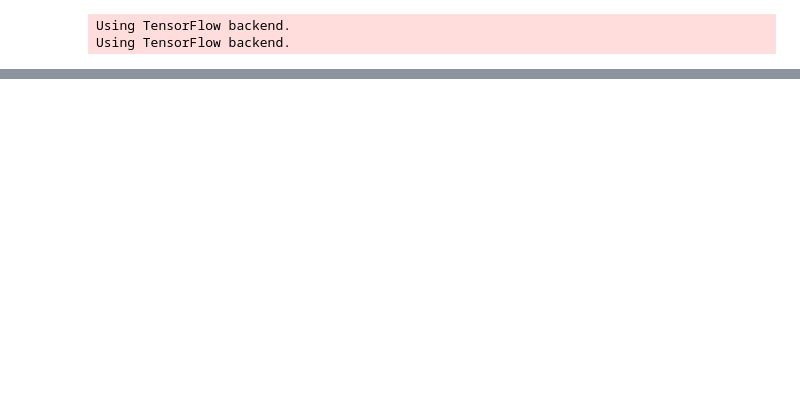
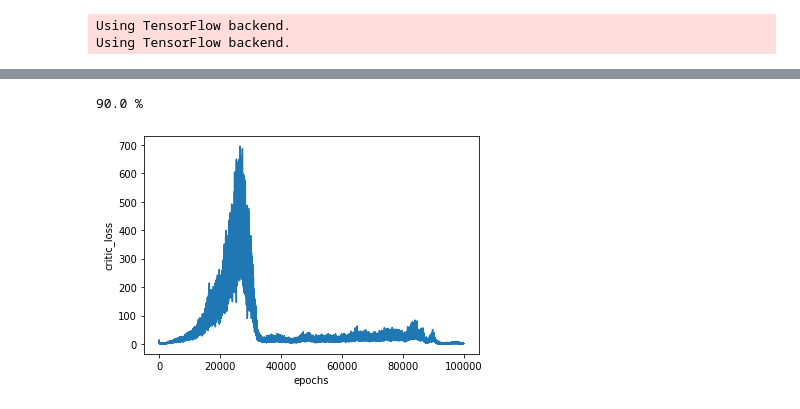
Before and after one commit to ibuki1024/eventDDPG, a Jupyter notebook: notebook/self_trigger/linear/4-dim.ipynb, the cells around one changed output, grey strips where cells are left out. Saved outputs shown, nothing was run; the diff lists cells and outputs as text; code cells hidden in the pictures; blank space fills up the shorter version.

```diff
--- a/notebook/self_trigger/linear/4-dim.ipynb
+++ b/notebook/self_trigger/linear/4-dim.ipynb
@@ -293,7 +291,7 @@ S4 = np.linspace(-7, 7, 10)
 S1, S2, S3, S4 = np.meshgrid(S1, S2, S3, S4)
 S1, S2, S3, S4 = S1.flatten(), S2.flatten(), S3.flatten(), S4.flatten()
 
-nn = 5
+nn = 10
 for st in range(nn):
     for i, x in enumerate(zip(S1, S2, S3, S4)):
         env.reset()
@@ -316,11 +314,13 @@ for st in range(nn):
         memory.append([state0, np.array([a_agent, tau]), reward, state1])
     print('\r' + f'{int(st)*100/nn} %', end='')
 memory = np.array(memory)
+# %% [output]
+90.0 %
 # %%
 # critic learning
 critic = critic_net((2,),(4,))[0]
 critic.compile(Adam(lr=0.001, clipnorm=1.), loss='mean_squared_error')
-epoch = 10000
+epoch = 100000
 batch_size = 64
 arr = np.array(range(memory.shape[0]))
 losses = []
@@ -329,30 +329,32 @@ for _ in range(epoch):
     mem = memory[np.random.choice(arr, batch_size, replace=False)]
     state0_batch = []
     action_batch = []
     reward_batch = []
     state1_batch = []
     for m in mem:
         state0_batch.append([m[0]])
         action_batch.append(m[1])
         reward_batch.append([m[2]])
         state1_batch.append([m[3]])
     state0_batch, action_batch, reward_batch, state1_batch = \
     np.array(state0_batch), np.array(action_batch), np.array(reward_batch), np.array(state1_batch)
 
     # TD error
     next_action = actor.predict_on_batch(state1_batch)
     state1_batch_with_action = [next_action, state1_batch]
     target = critic.predict_on_batch(state1_batch_with_action)
     discount = np.exp(- alpha * action_batch[:,1].reshape(batch_size, 1))
     r_second = np.multiply(discount, target)
     r = reward_batch + r_second
 
     # learn
     critic_input_batch = [action_batch, state0_batch]
     loss = critic.train_on_batch(critic_input_batch, r)
     losses.append(loss)
 
 plt.plot(losses)
 plt.xlabel('epochs')
 plt.ylabel('critic_loss')
 plt.show()
+# %% [output]
+[figure, added]
```
Also changed, not shown: parts of 5 cells of this notebook, 2 other files.
